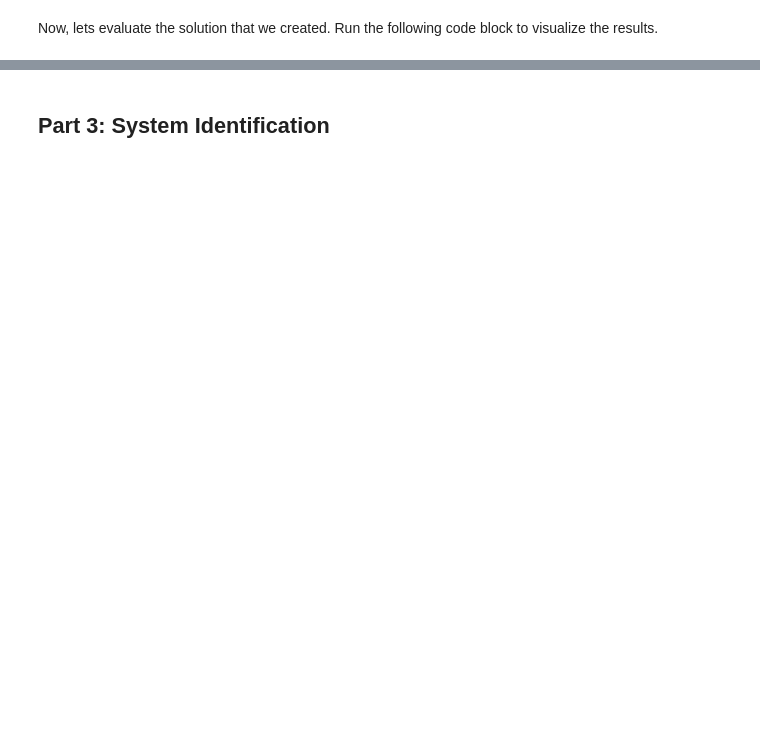
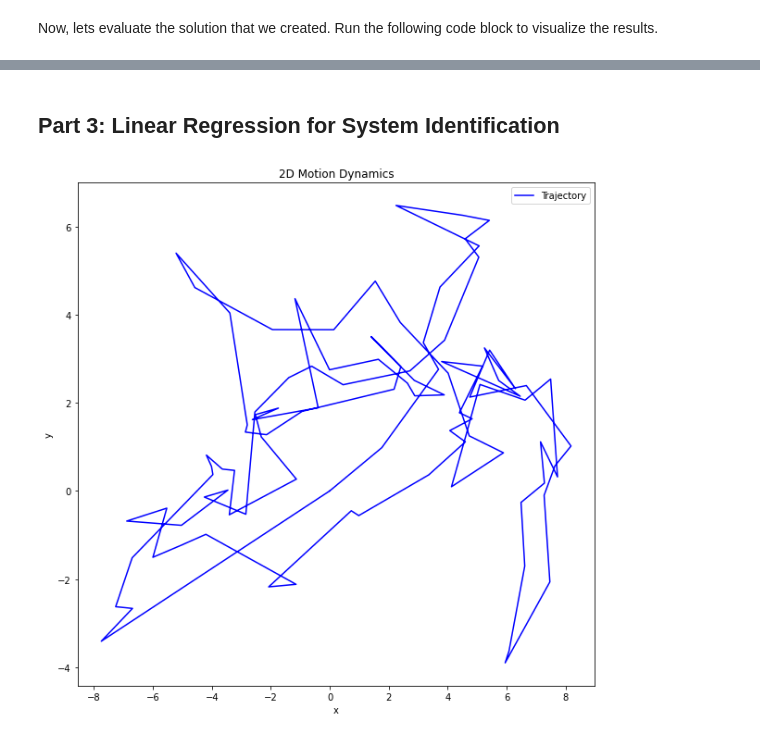
Before and after one commit to johnrso/edx-unit1-asst, a Jupyter notebook: Assignment 1 Linear Regression.ipynb, the cells around one changed output, grey strips where cells are left out. Drawn from its saved outputs; the diff is of its cells as text; code cells hidden in the pictures; blank space fills up the shorter version.

```diff
--- a/Assignment 1 Linear Regression.ipynb
+++ b/Assignment 1 Linear Regression.ipynb
@@ -221,2 +221,27 @@ MSE loss: 178.35702072534306
 # %% [markdown]
-## Part 3: System Identification
+## Part 3: Linear Regression for System Identification
+# %%
+from helper import Motion2DModel
+
+act_dim = 2
+obs_dim = 4
+initial_state = np.zeros(obs_dim)
+
+model = Motion2DModel(act_dim, obs_dim, initial_state=initial_state)
+# %%
+pos = np.zeros((1000, model.obs_dim))
+act = np.vstack([np.cos(np.linspace(-np.pi, np.pi, 100)),
+                 np.sin(np.linspace(-np.pi, np.pi, 100))]).T
+
+for (i, u) in enumerate(act):
+    pos[i, :], _ = model.forward(input=u)
+
+plt.figure(figsize=(10, 10))
+traj, = plt.plot(pos[:,0], pos[:,2], c='blue', label='Trajectory')
+plt.legend(handles=[traj])
+plt.xlabel("x")
+plt.ylabel("y")
+plt.title("2D Motion Dynamics")
+plt.show()
+# %% [output]
+[figure, added]
```
Also changed, not shown: parts of 6 cells of this notebook, 1 other file.
